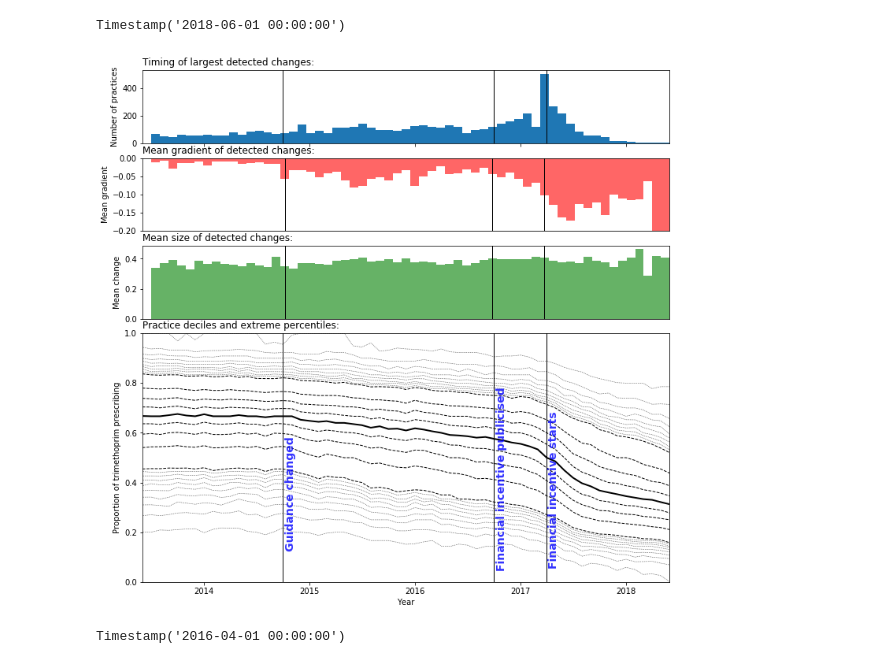
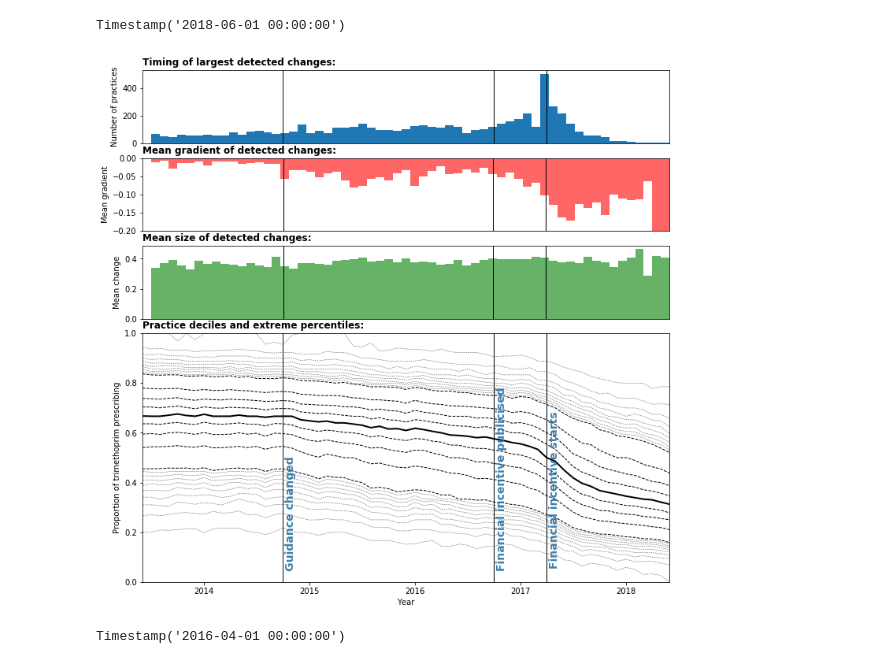
Before and after one commit to ebmdatalab/change_detection, a Jupyter notebook: first_paper_analysis.ipynb, the cells around one changed output. Saved outputs shown, nothing was run; the diff lists cells and outputs as text; code cells hidden in the pictures.

```diff
--- a/first_paper_analysis.ipynb
+++ b/first_paper_analysis.ipynb
@@ -556,7 +448,7 @@ gridspec.GridSpec(7,4)
 
 # decile subplot
 ax = plt.subplot2grid((7,4), (3,0), colspan=4, rowspan=3)
-ax.set_title('Practice deciles and extreme percentiles:',loc='left')
+ax.set_title('Practice deciles and extreme percentiles:',loc='left',fontweight='bold')
 ax.set_ylabel('Proportion of trimethoprim prescribing')
 ax.set_xlim([practice_deciles.index.min(),practice_deciles.index.max()])
 ax.set_xlabel('Year')
@@ -569,70 +461,60 @@ for decile in x:   # plot each decile/centile line
         ax.plot(data,'k:',linewidth=0.6,label='')
     else:
         ax.plot(data,'k--',linewidth=1,label='')
-ax.axvline(x='2014-10-01',label='PHE guidance changed',
-                   linewidth=1, color='k')
-ax.axvline(x='2016-10-01',label='QP document first released',
-                   linewidth=1, color='k')
-ax.axvline(x='2017-04-01',label='QP monitoring period starts',
-                   linewidth=1, color='k')
-ax.legend()
-ax.legend_.remove()
+ax.axvline(x='2014-10-01',linewidth=1, color='k')
+ax.axvline(x='2016-10-01',linewidth=1, color='k')
+ax.axvline(x='2017-04-01',linewidth=1, color='k')
 
-ax.annotate('Guidance changed', ('2014-10-07',0.55),fontweight='bold',rotation=90,fontsize=14,color='b',alpha=.8)
-ax.annotate('Financial incentive publicised', ('2016-10-07',0.75),fontweight='bold',rotation=90,fontsize=14,color='b',alpha=.8)
-ax.annotate('Financial incentive starts', ('2017-04-07',0.65),fontweight='bold',rotation=90,fontsize=14,color='b',alpha=.8)
+ax.annotate('Guidance changed', ('2014-10-08',0.47),fontweight='bold',
+            rotation=90,fontsize=14,color='#2a72a3',alpha=.9)
+ax.annotate('Financial incentive publicised', ('2016-10-08',0.75),fontweight='bold',
+            rotation=90,fontsize=14,color='#2a72a3',alpha=.9)
+ax.annotate('Financial incentive starts', ('2017-04-08',0.65),fontweight='bold',
+            rotation=90,fontsize=14,color='#2a72a3',alpha=.9)
 
 # timing of change
 ax = plt.subplot2grid((7,4), (0,0), colspan=4)
-ax.set_title('Timing of largest detected changes:',loc='left')
+ax.set_title('Timing of largest detected changes:',loc='left',fontweight='bold')
 ax.set_ylabel('Number of practices')
 ax.axes.xaxis.set_ticklabels([])
 ax.set_xlim([practice_deciles.index.min(),practice_deciles.index.max()])
+ax.set_xticks([])
 ax.hist(practice_breaks, bins=60)
-ax.axvline(x='2014-10-01',label='PHE guidance changed',
-                   linewidth=1, color='k')
-ax.axvline(x='2016-10-01',label='QP document first released',
-                   linewidth=1, color='k')
-ax.axvline(x='2017-04-01',label='QP monitoring period starts',
-                   linewidth=1, color='k')
+ax.axvline(x='2014-10-01',linewidth=1, color='k')
+ax.axvline(x='2016-10-01',linewidth=1, color='k')
+ax.axvline(x='2017-04-01', linewidth=1, color='k')
 
 # gradient of change
 ax = plt.subplot2grid((7,4), (1,0), colspan=4)
-ax.set_title('Mean gradient of detected changes:',loc='left')
+ax.set_title('Mean gradient of detected changes:',loc='left',fontweight='bold')
 ax.set_ylabel('Mean gradient')
 ax.axes.xaxis.set_visible(False)
 ax.set_ylim([-0.2,0])
 mean_slope.plot.bar(ax=ax, width=1, color = 'r',alpha=.6)
-ax.axvline(x=16,label='PHE guidance changed',
-                   linewidth=1, color='k')
-ax.axvline(x=40,label='QP document first released',
-                   linewidth=1, color='k')
-ax.axvline(x=46,label='QP monitoring period starts',
-                   linewidth=1, color='k')
+ax.axvline(x=15.8,linewidth=1, color='k')
+ax.axvline(x=40.1,linewidth=1, color='k')
+ax.axvline(x=46.2,linewidth=1, color='k')
 ax.autoscale(enable=True, axis='x', tight=True)
 ax.legend_.remove()
 
 # magnitude of change
 ax = plt.subplot2grid((7,4), (2,0), colspan=4)
-ax.set_title('Mean size of detected changes:',loc='left')
+ax.set_title('Mean size of detected changes:',loc='left',fontweight='bold')
 ax.set_ylabel('Mean change')
 ax.axes.xaxis.set_visible(False)
 #ax.set_ylim([-0.25,0])
 mean_change.plot.bar(ax=ax, width=1, color = 'g',alpha=.6)
-ax.axvline(x=16,label='PHE guidance changed',
-                   linewidth=1, color='k')
-ax.axvline(x=40,label='QP document first released',
-                   linewidth=1, color='k')
-ax.axvline(x=46,label='QP monitoring period starts',
-                   linewidth=1, color='k')
+ax.axvline(x=15.8,linewidth=1, color='k')
+ax.axvline(x=40.1,linewidth=1, color='k')
+ax.axvline(x=46.2,linewidth=1, color='k')
 ax.autoscale(enable=True, axis='x', tight=True)
 ax.legend_.remove()
 
 # fit subplots and save fig
 fig.set_size_inches(w=12,h=14)
-fig.savefig('trimethoprim_deciles.png', format='png', dpi=300,bbox_inches='tight')
+fig.savefig('data/trimethoprim_measure/trimethoprim_deciles.png', format='png', dpi=300,bbox_inches='tight')
 # %% [output]
-[figure, old version]
+[figure, new version]
 # %%
 practice_breaks.quantile(.5)
 # %% [output]
```
Also changed, not shown: parts of 12 cells of this notebook.
